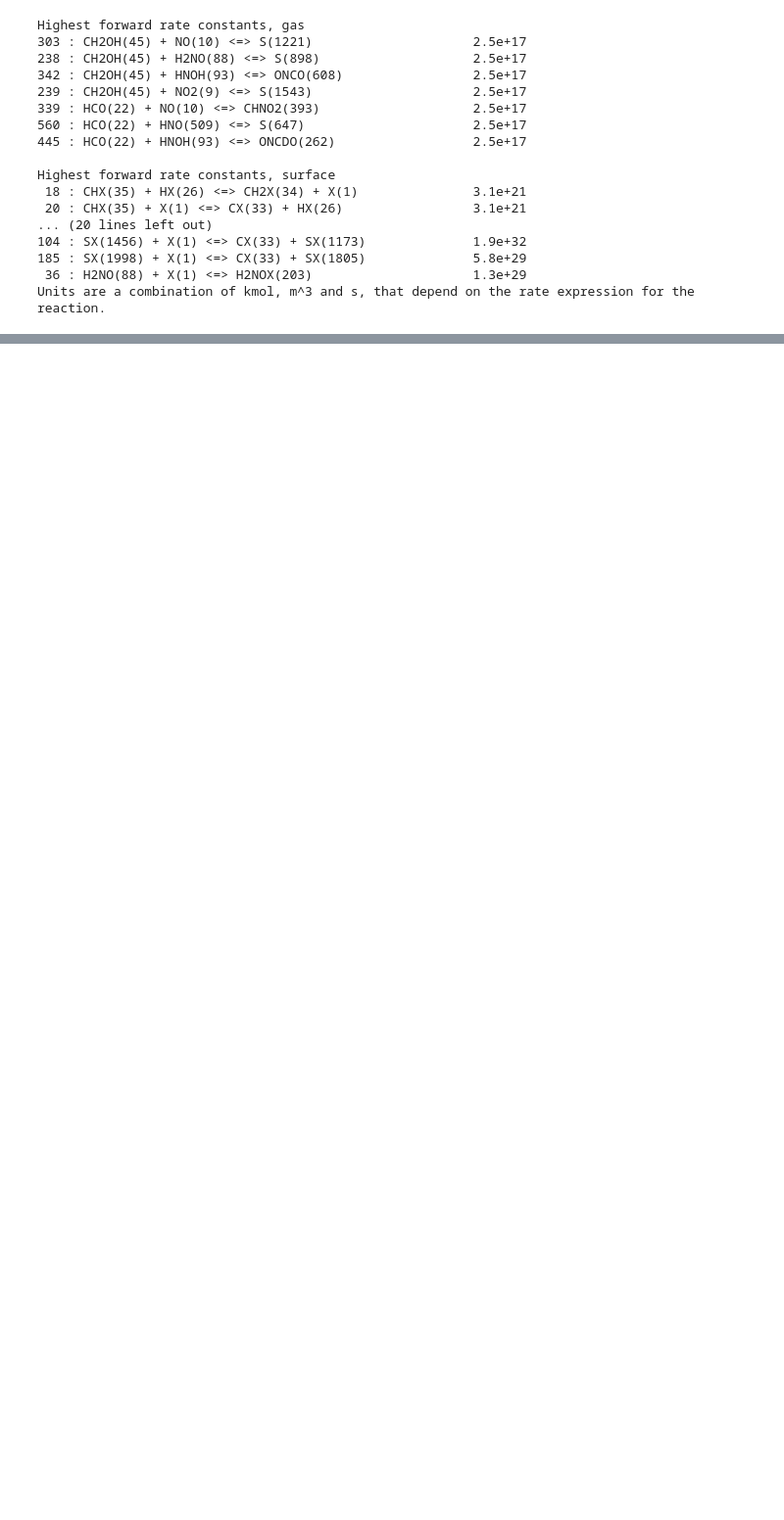
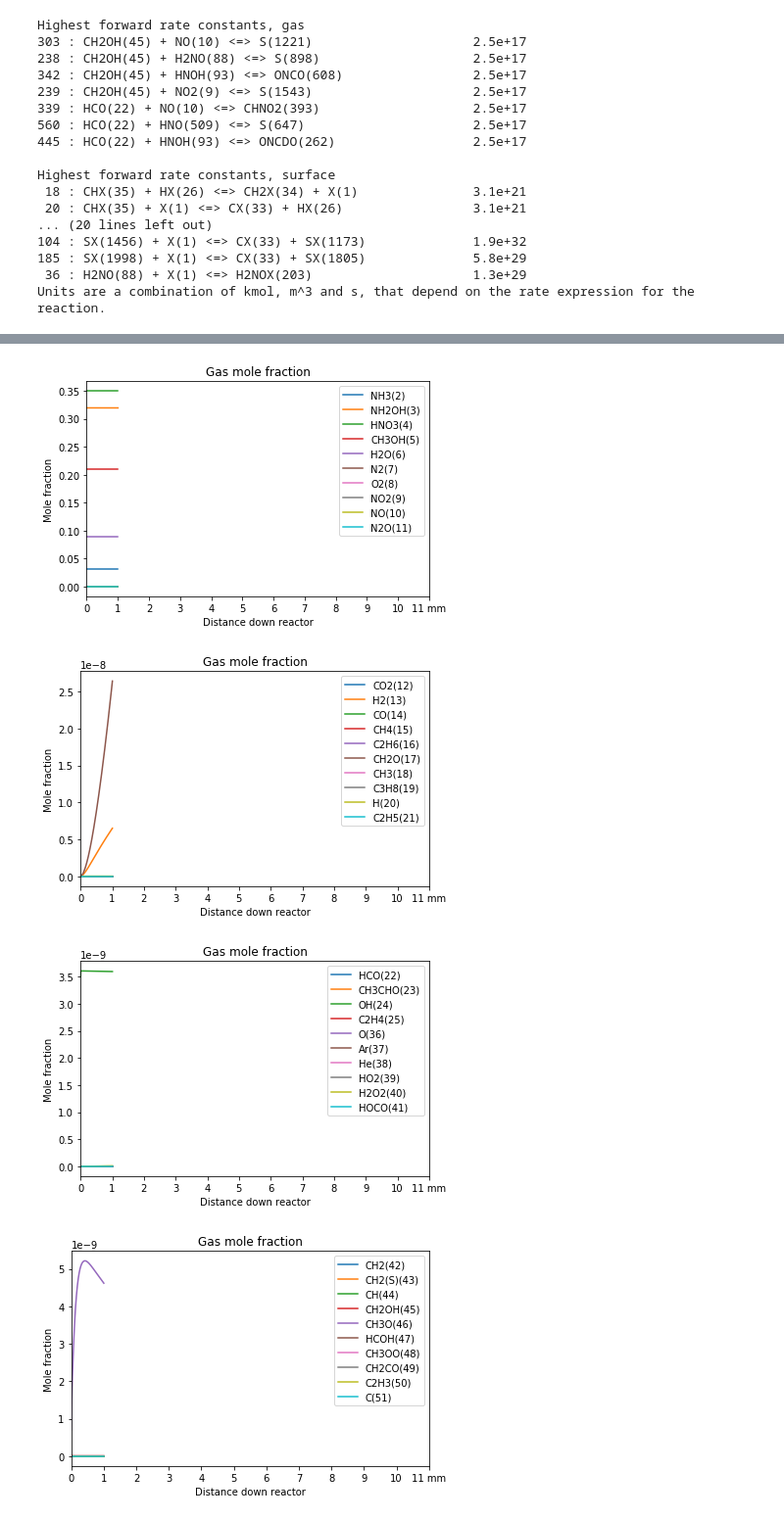
Before and after one commit to ChrisBNEU/HAN, a Jupyter notebook: CanteraModels/rocketman.ipynb, the cells around one changed output, grey strips where cells are left out. Shown at 98% size. Saved outputs shown, nothing was run; the diff lists cells and outputs as text; code cells hidden in the pictures; blank space fills up the shorter version.

```diff
--- a/CanteraModels/rocketman.ipynb
+++ b/CanteraModels/rocketman.ipynb
@@ -551,8 +619,8 @@ data.plot(x='T (C)',y='alpha')
 # %%
 specs = list(data.columns)
-specs = specs[4:-1]
-
-gas_species = [s for s in specs if 'X' not in s]
+specs = specs[4:-3]
+excluded = [s for s in data.columns if s not in specs]
+gas_species = [s for s in specs if 'X' not in s ]
 adsorbates = [s for s in specs if 'X' in s]
 
-gas_species, adsorbates
+excluded, gas_species, adsorbates
@@ -561,14 +652,13 @@ data[gas_species[0:5]].plot(logy=True, logx=True)
 # %%
 for i in range(0,len(gas_species),10):
-    data[gas_species[i:i+10]].plot(title='gas mole fraction', logy=False)
+    data[gas_species[i:i+10]].plot(title='Gas mole fraction', logy=False)
     xlabels()
+    plt.ylabel('Mole fraction')
     plt.tight_layout()
     plt.savefig(f'gas_mole_fractions_{i}.pdf')
     plt.show()
-
-for i in range(0,len(adsorbates),10):
-    data[adsorbates[i:i+10]].plot(title='surface coverages', logy=False)
-    xlabels()
-    plt.tight_layout()
-    plt.savefig(f'surface_coverages_{i}.pdf')
-    plt.show()
+# %% [output]
+[figure, added]
+[figure, added]
+[figure, added]
+[figure, added]
```
Also changed, not shown: parts of 52 cells of this notebook, 1 other file.
